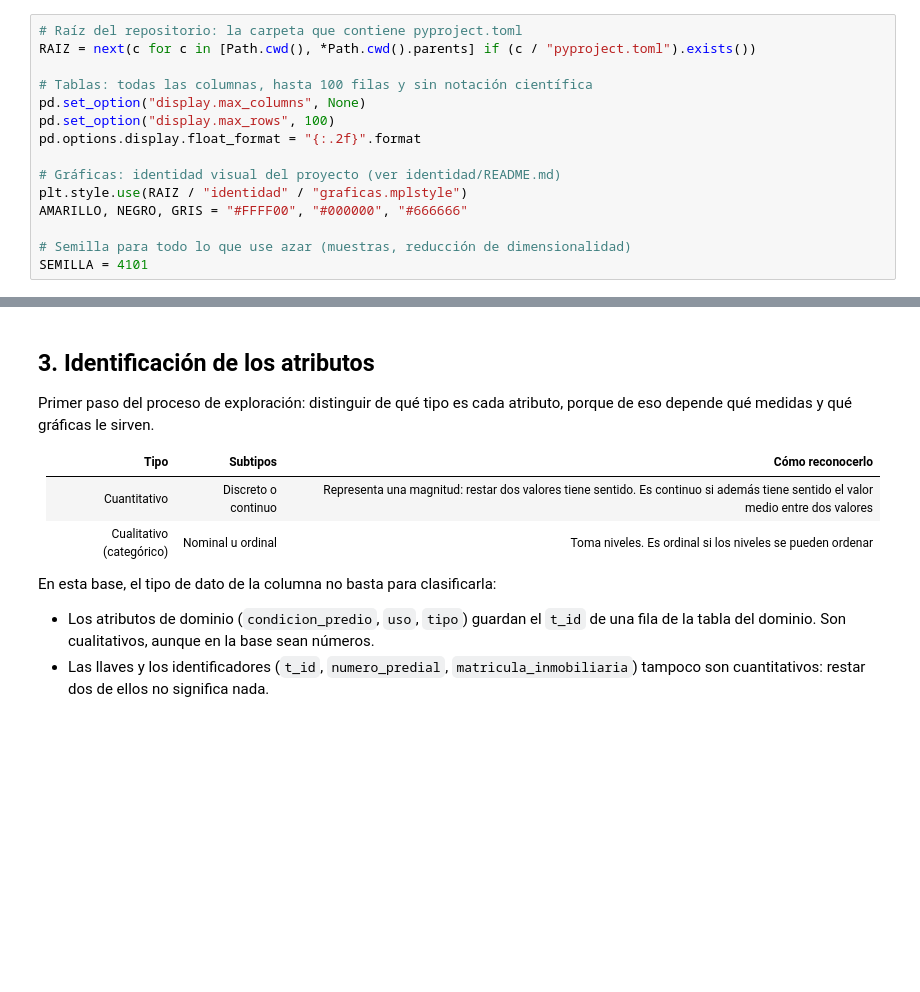
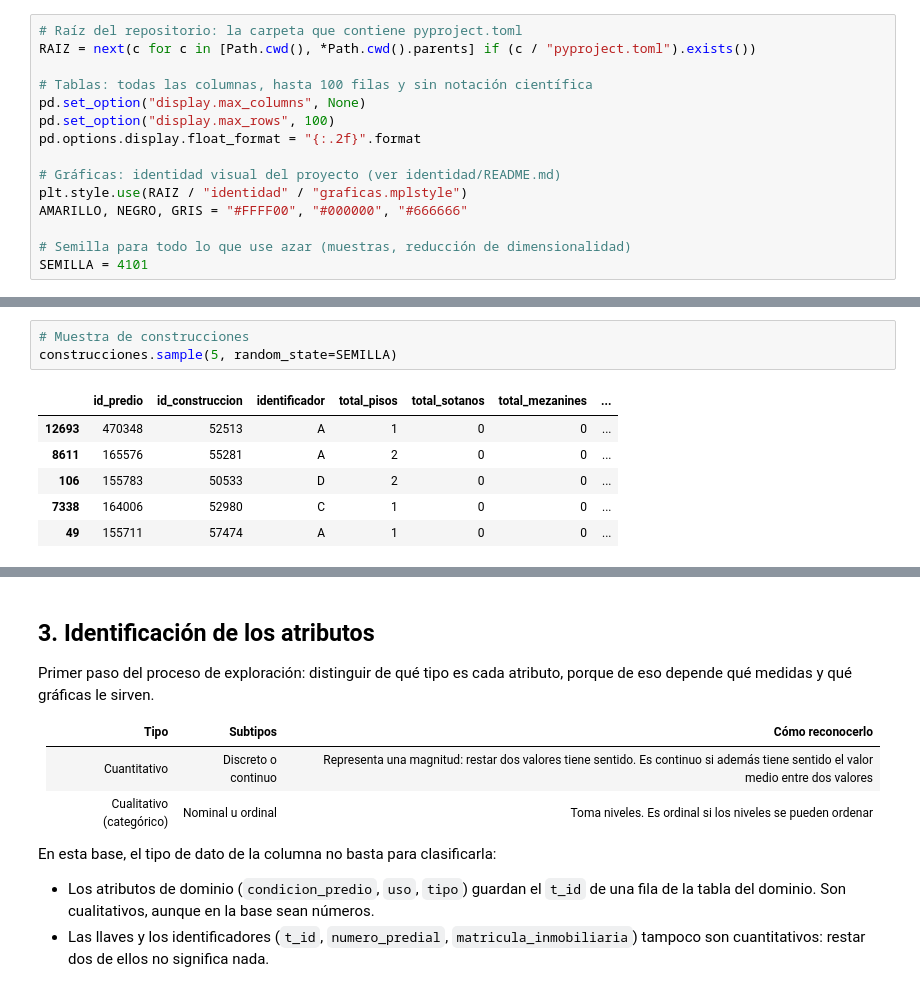
Before and after one commit to Danielfts/proyecto-MINE-ciencia-de-datos, a Jupyter notebook: entrega-1/notebooks/06-entendimiento-de-los-datos.ipynb, the cells around one changed output, grey strips where cells are left out. Cells and saved outputs as stored; diff of their text form; blank space fills up the shorter version.

```diff
--- a/entrega-1/notebooks/06-entendimiento-de-los-datos.ipynb
+++ b/entrega-1/notebooks/06-entendimiento-de-los-datos.ipynb
@@ -114,0 +210,10 @@ Como en los tutoriales del curso: leer cada tabla y revisar sus dimensiones, los
+# %%
+# Muestra de construcciones
+construcciones.sample(5, random_state=SEMILLA)
+# %% [output]
+|  | id_predio | id_construccion | identificador | total_pisos | total_sotanos | total_mezanines | ... |
+| 12693 | 470348 | 52513 | A | 1 | 0 | 0 | ... |
+| 8611 | 165576 | 55281 | A | 2 | 0 | 0 | ... |
+| 106 | 155783 | 50533 | D | 2 | 0 | 0 | ... |
+| 7338 | 164006 | 52980 | C | 1 | 0 | 0 | ... |
+| 49 | 155711 | 57474 | A | 1 | 0 | 0 | ... |
```
Also changed, not shown: parts of 10 cells of this notebook, 3 other files.
